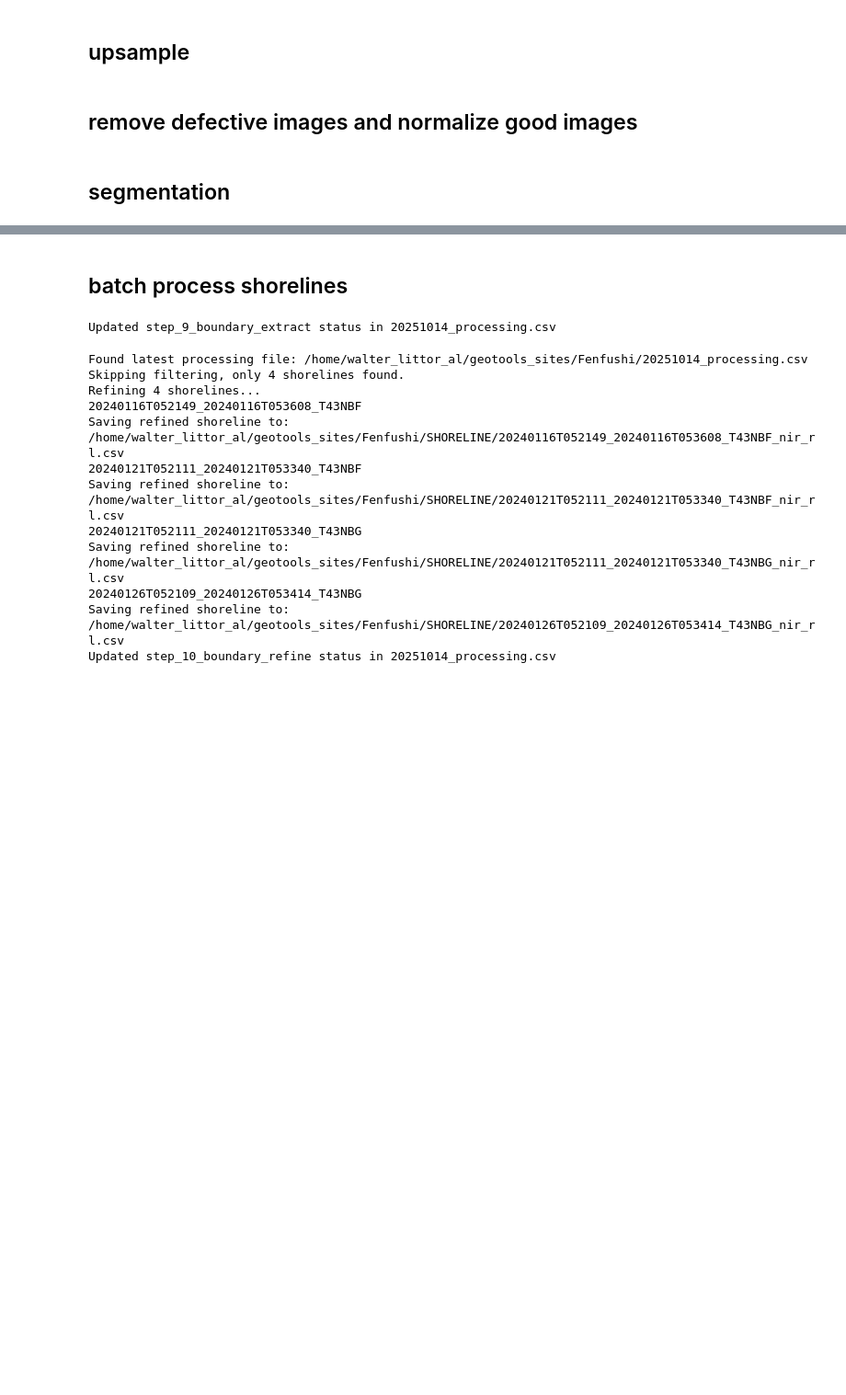
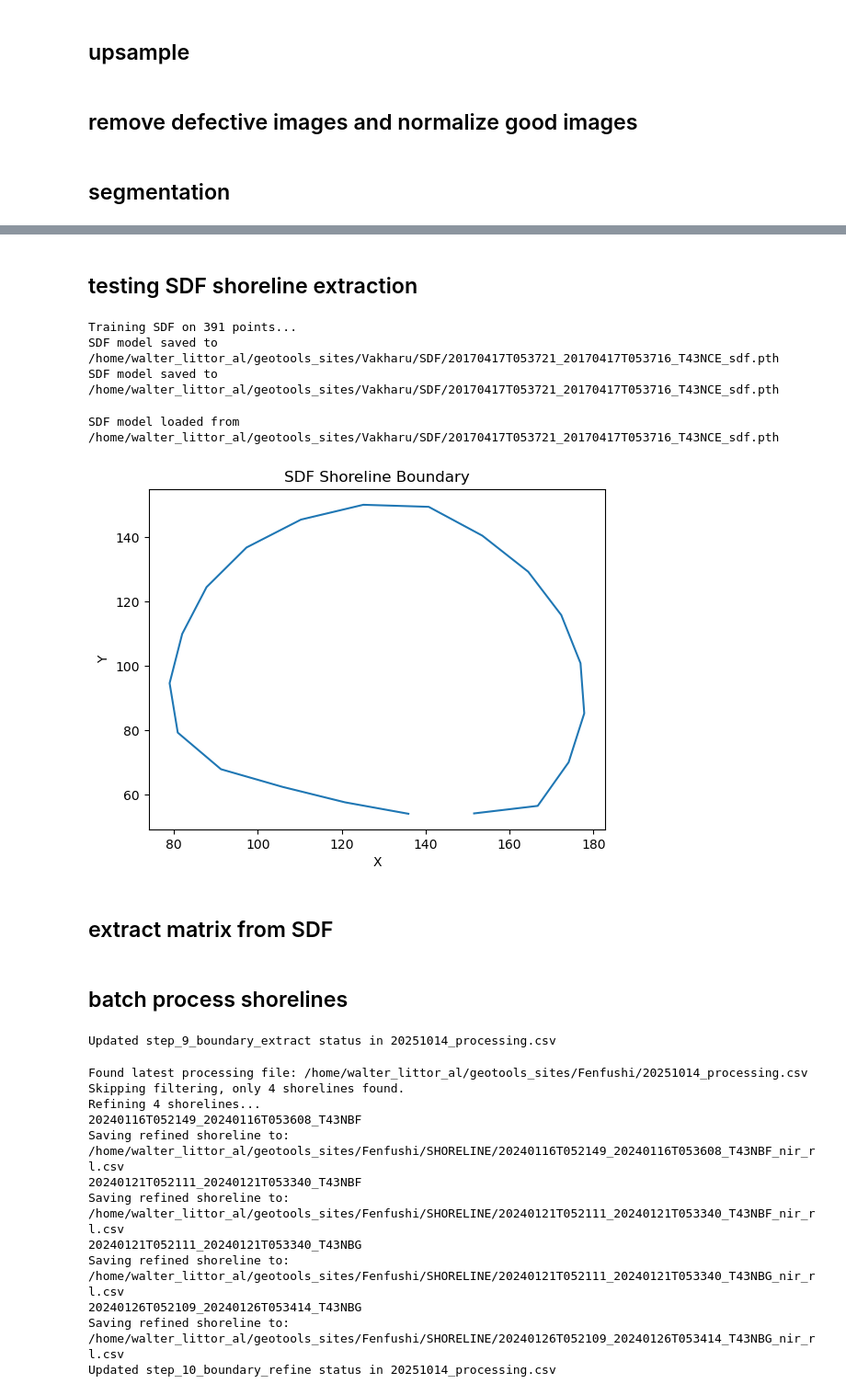
Before and after one commit to Wzesk/Littoral_S2download, a Jupyter notebook: littoral_pipeline.ipynb, the cells around one changed output, grey strips where cells are left out. Shown at 92% size. Drawn from its saved outputs; the diff is of its cells as text; code cells hidden in the pictures; blank space fills up the shorter version.

Commit message:
testing SDF

```diff
--- a/littoral_pipeline.ipynb
+++ b/littoral_pipeline.ipynb
@@ -366,3 +370,5 @@ if processing_filename:
     )
 
 mask_paths
+# %% [markdown]
+## testing SDF shoreline extraction
@@ -369,3 +382,33 @@ mask_paths
+# %%
+msk_pth = "/home/walter_littor_al/geotools_sites/Vakharu/MASK/20170417T053721_20170417T053716_T43NCE_nir_mask.png"
+bndry = extract_boundary.get_sdf_shoreline(msk_pth)
+# %% [output]
+Training SDF on 391 points...
+SDF model saved to /home/walter_littor_al/geotools_sites/Vakharu/SDF/20170417T053721_20170417T053716_T43NCE_sdf.pth
+SDF model saved to /home/walter_littor_al/geotools_sites/Vakharu/SDF/20170417T053721_20170417T053716_T43NCE_sdf.pth
+# %%
+sdf_new = ShapeSDF(device='cuda')
+sdf_new.load("/home/walter_littor_al/geotools_sites/Vakharu/SDF/20170417T053721_20170417T053716_T43NCE_sdf.pth")
+new_boundary = sdf_new.get_boundary_points(20)
+# %% [output]
+SDF model loaded from /home/walter_littor_al/geotools_sites/Vakharu/SDF/20170417T053721_20170417T053716_T43NCE_sdf.pth
+# %%
+import matplotlib.pyplot as plt
+import warnings
+import logging
+# Suppress font-related warnings
+warnings.filterwarnings("ignore", category=UserWarning, module="matplotlib")
+logging.getLogger('matplotlib.font_manager').setLevel(logging.ERROR)
+
+plt.plot(new_boundary[:, 0], new_boundary[:, 1])
+plt.title("SDF Shoreline Boundary")
+plt.xlabel("X")
+plt.ylabel("Y")
+plt.show()
+# %% [output]
+[figure, added]
+# %% [markdown]
+## extract matrix from SDF
 # %% [markdown]
 ## batch process shorelines
 # %%
```
Also changed, not shown: parts of 6 cells of this notebook.
